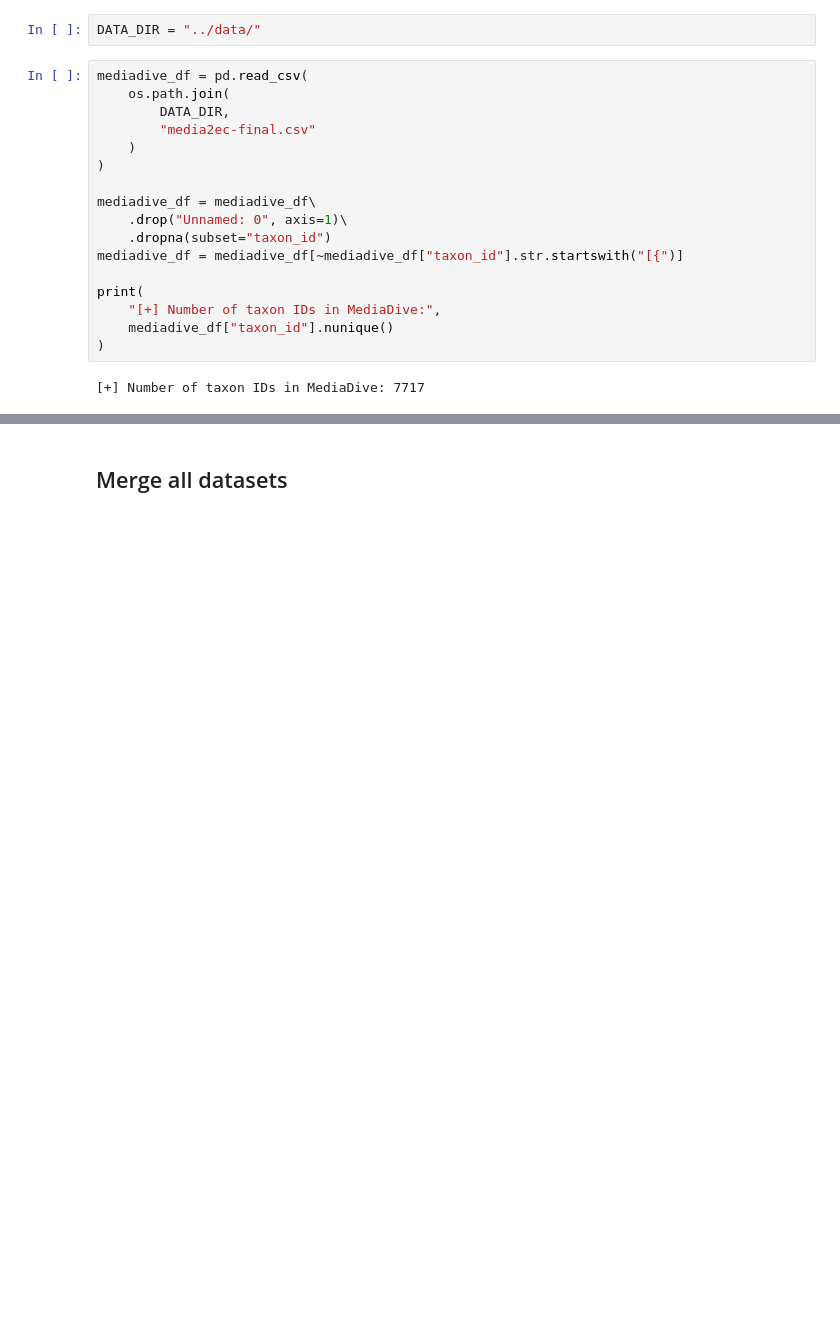
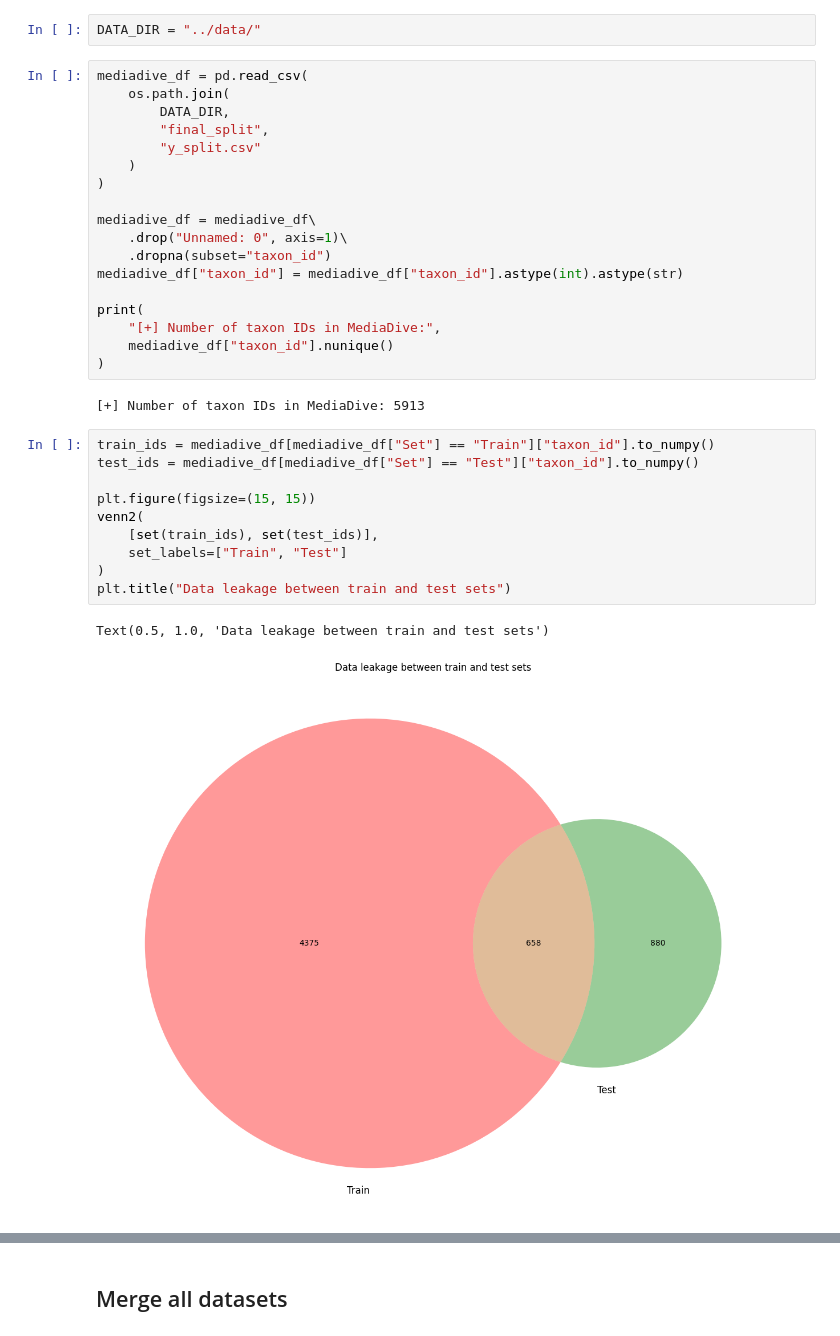
Before and after one commit to giovannellilab/media-prediction, a Jupyter notebook: notebooks/Ghostbusters.ipynb, the cells around one changed output, grey strips where cells are left out. Cells and saved outputs as stored; diff of their text form; blank space fills up the shorter version.

Commit message:
Add baseline for train-test split with seed 47

```diff
--- a/notebooks/Ghostbusters.ipynb
+++ b/notebooks/Ghostbusters.ipynb
@@ -25,21 +30,35 @@ DATA_DIR = "../data/"
 mediadive_df = pd.read_csv(
     os.path.join(
         DATA_DIR,
-        "media2ec-final.csv"
+        "final_split",
+        "y_split.csv"
     )
 )
 
 mediadive_df = mediadive_df\
     .drop("Unnamed: 0", axis=1)\
     .dropna(subset="taxon_id")
-mediadive_df = mediadive_df[~mediadive_df["taxon_id"].str.startswith("[{")]
+mediadive_df["taxon_id"] = mediadive_df["taxon_id"].astype(int).astype(str)
 
 print(
     "[+] Number of taxon IDs in MediaDive:",
     mediadive_df["taxon_id"].nunique()
 )
 # %% [output]
-[+] Number of taxon IDs in MediaDive: 7717
+[+] Number of taxon IDs in MediaDive: 5913
+# %%
+train_ids = mediadive_df[mediadive_df["Set"] == "Train"]["taxon_id"].to_numpy()
+test_ids = mediadive_df[mediadive_df["Set"] == "Test"]["taxon_id"].to_numpy()
+
+plt.figure(figsize=(15, 15))
+venn2(
+    [set(train_ids), set(test_ids)],
+    set_labels=["Train", "Test"]
+)
+plt.title("Data leakage between train and test sets")
+# %% [output]
+Text(0.5, 1.0, 'Data leakage between train and test sets')
+[figure, added]
 # %%
 silva_taxmap = pd.read_table(
     os.path.join(
```
Also changed, not shown: parts of 12 cells of this notebook.
